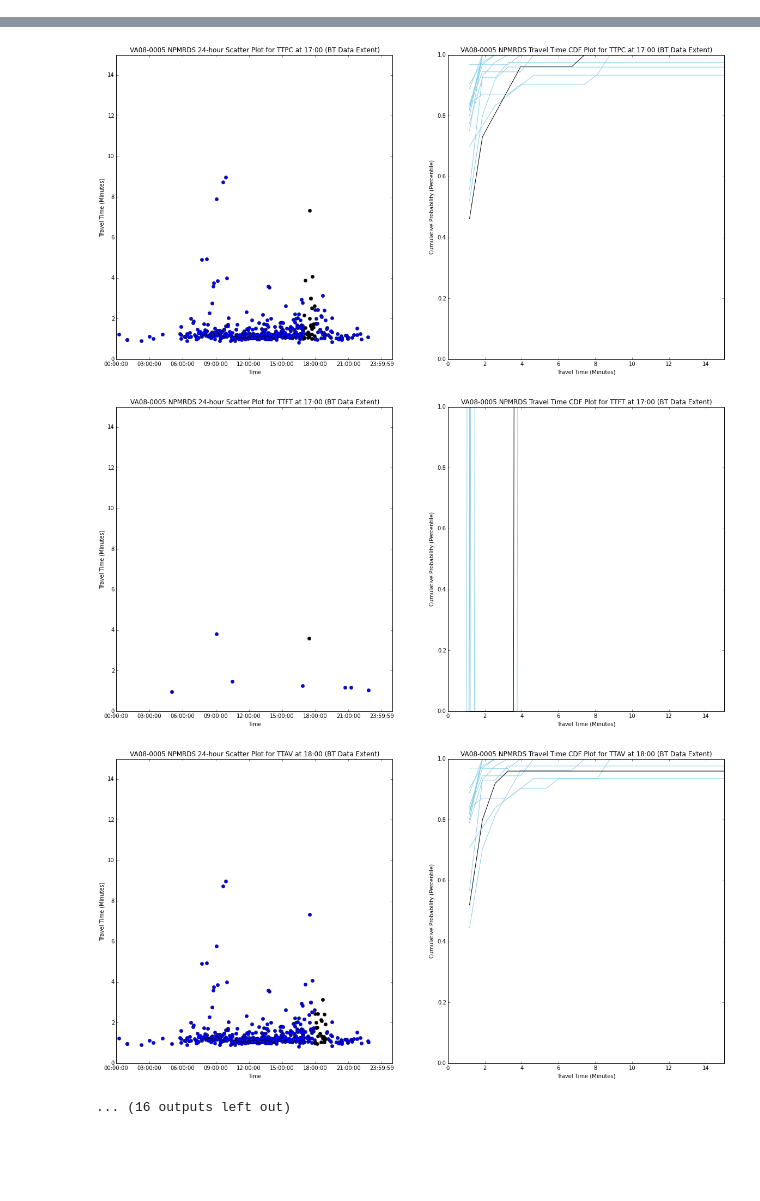
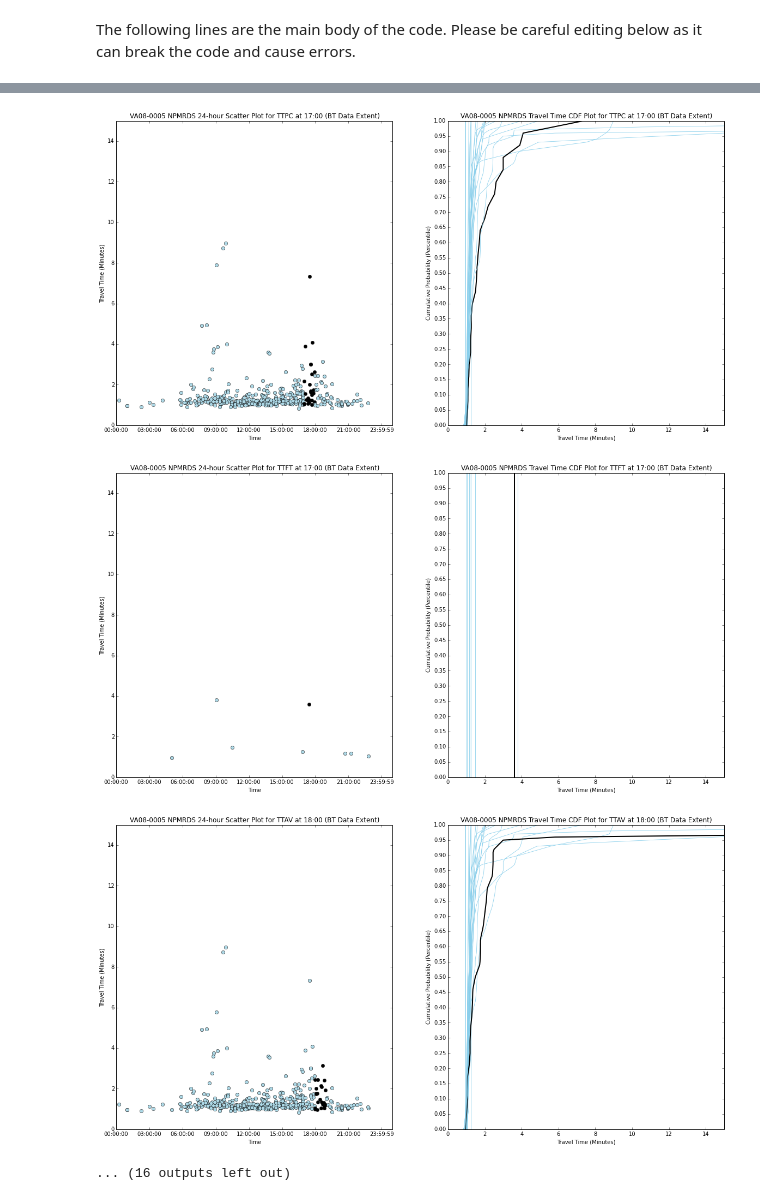
Before and after one commit to dragonator4/CATTWorks, a Jupyter notebook: NPMRDS_Validation_VA08.ipynb, the cells around one changed output, grey strips where cells are left out. Saved outputs shown, nothing was run; the diff lists cells and outputs as text; code cells hidden in the pictures; blank space fills up the shorter version.

Commit message:
CDF curve update
Changed from histogram bins based to percentile based CDF curves

```diff
--- a/NPMRDS_Validation_VA08.ipynb
+++ b/NPMRDS_Validation_VA08.ipynb
@@ -1,16 +26,6 @@
+# %% [markdown]
+The following lines are the main body of the code. Please be careful editing below as it can break the code and cause errors.
 # %%
-import pandas as pd
-%matplotlib inline
-import matplotlib.pyplot as plt
-from pylab import *
-
-#Edit the next four lines to your liking.
-main_path = 'C:/Projects/NPMRDS/' #This is the folder where NPMRDS data files are stored. Use UNIX style slashes
-routes = ['VA08-0005', 'VA08-0012'] #Ensure that these are names of files. Should be a comma separated list. Ex: routes = ['VA08-0005', 'VA08-0012']
-colors = ['green', 'blue' , 'red', 'orange', 'purple'] #Add or remove, reorder to your preference
-hr_hilt = [14, 16, 17, 18] #The hours to highlight in the final CDF plots. Enter hours from 00..23, separated by commas. Ex: hr_hilt = [17, 18]
-
-#Below this line, change with care. You have been warned.
 for corridor in routes:
     pth = main_path + corridor + '.csv'
     df = pd.read_csv(pth, na_values=['\\N'])
@@ -55,46 +70,36 @@ for corridor in routes:
     axes.set_ylabel('Travel Time (Minutes)')
     axes.set_title('{0} NPMRDS 24-hour Scatter Plot (BT Data Extent)'.format(corridor))
 
-    binSize = [((max(mdf['ttav'].dropna())-min(mdf['ttav'].dropna()))/100), ((max(mdf['ttpc'].dropna())-min(mdf['ttpc'].dropna()))/100), ((max(mdf['ttft'].dropna())-min(mdf['ttft'].dropna()))/100)]
-    bins = [np.arange(min(mdf['ttav'].dropna()), max(mdf['ttav'].dropna()), binSize[0]), np.arange(min(mdf['ttpc'].dropna()), max(mdf['ttpc'].dropna()), binSize[1]), np.arange(min(mdf['ttft'].dropna()), max(mdf['ttft'].dropna()), binSize[2])]
-    for i in range(0,3):
-        bins[i] = np.append(bins[i], bins[i][len(bins[i])-1] + binSize[i])
-        bins[i][0] -= 1
-    plotBin = np.empty([3, 100])
-    for i in range(0, 3):
-        plotBin[i] = (bins[i][0:len(bins[i])-1] + bins[i][1:len(bins[i])])/120
-
-    count = np.empty([3, 100])
+    percentiles = np.arange(0, 1.01, 0.01)
     for jst in hr_hilt:
-        for i in range(0, 3):
+        for TT in tt:
             fig, axes = plt.subplots(nrows=1, ncols=2, figsize=(20, 10), dpi=600)
             for j in range(0, 24):
                 t = j + 1
                 if j == 23:
                     t = 0
                 sli = mdf[(mdf['time'] >= datetime.time(j, 0, 0, 0)) & (mdf['time'] < datetime.time(t, 0, 0, 0))].copy()
-                if j == jst:
-                    axes[0].plot(sli['time'], (sli[tt[i]]/60), 'o', color='black', linewidth=2)
-                else:
-                    axes[0].plot(sli['time'], (sli[tt[i]]/60), 'o', color='blue', linewidth=0.75)
-                for k in range(0, len(bins[i])-1):
-                    count[i][k] = len(sli[(sli[tt[i]] > bins[i][k]) & (sli[tt[i]] <= bins[i][k+1])])
-                count[i] /= count[i].sum()
-                count[i] = count[i].cumsum()
-                if j == jst:
-                    axes[1].plot(plotBin[i], count[i], color='black')
-                else:
-                    axes[1].plot(plotBin[i], count[i], color='skyblue')
+                if len(sli[TT].dropna()) > 0:
+                    d = sli[TT].describe(percentiles=percentiles)
+                    if j == jst:
+                        axes[0].plot(sli['time'], (sli[TT]/60), 'o', color='black')
+                    else:
+                        axes[0].plot(sli['time'], (sli[TT]/60), 'o', color='lightblue')
+                    if j == jst:
+                        axes[1].plot((d[4:105]/60), percentiles, '-', color='black', linewidth=2)
+                    else:
+                        axes[1].plot((d[4:105]/60), percentiles, '-', color='skyblue', linewidth=0.75)
             axes[0].set_ylim([0, 15])
             axes[0].set_xticks(['00:00:00', '03:00:00', '06:00:00', '09:00:00', '12:00:00', '15:00:00', '18:00:00', '21:00:00', '23:59:59'])
             axes[0].set_xlabel('Time')
             axes[0].set_ylabel('Travel Time (Minutes)')
-            axes[0].set_title('{0} NPMRDS 24-hour Scatter Plot for {1} at {2}:00 (BT Data Extent)'.format(corridor, tt[i].upper(), jst))
+            axes[0].set_title('{0} NPMRDS 24-hour Scatter Plot for {1} at {2}:00 (BT Data Extent)'.format(corridor, TT.upper(), jst))
             axes[1].set_ylim([0, 1])
             axes[1].set_xlim([0, 15])
+            axes[1].set_yticks(np.arange(0, 1.05, 0.05))
             axes[1].set_xlabel('Travel Time (Minutes)')
             axes[1].set_ylabel('Cumulative Probability (Percentile)')
-            axes[1].set_title('{0} NPMRDS Travel Time CDF Plot for {1} at {2}:00 (BT Data Extent)'.format(corridor, tt[i].upper(), jst))
+            axes[1].set_title('{0} NPMRDS Travel Time CDF Plot for {1} at {2}:00 (BT Data Extent)'.format(corridor, TT.upper(), jst))
 # %% [output]
 [figure]
 [figure]
@@ -108,4 +113,4 @@ for corridor in routes:
-[figure, old version]
+[figure, new version]
-[figure, old version]
+[figure, new version]
-[figure, old version]
+[figure, new version]
 ... (16 outputs left out)
```
Also changed, not shown: parts of 10 cells of this notebook.
